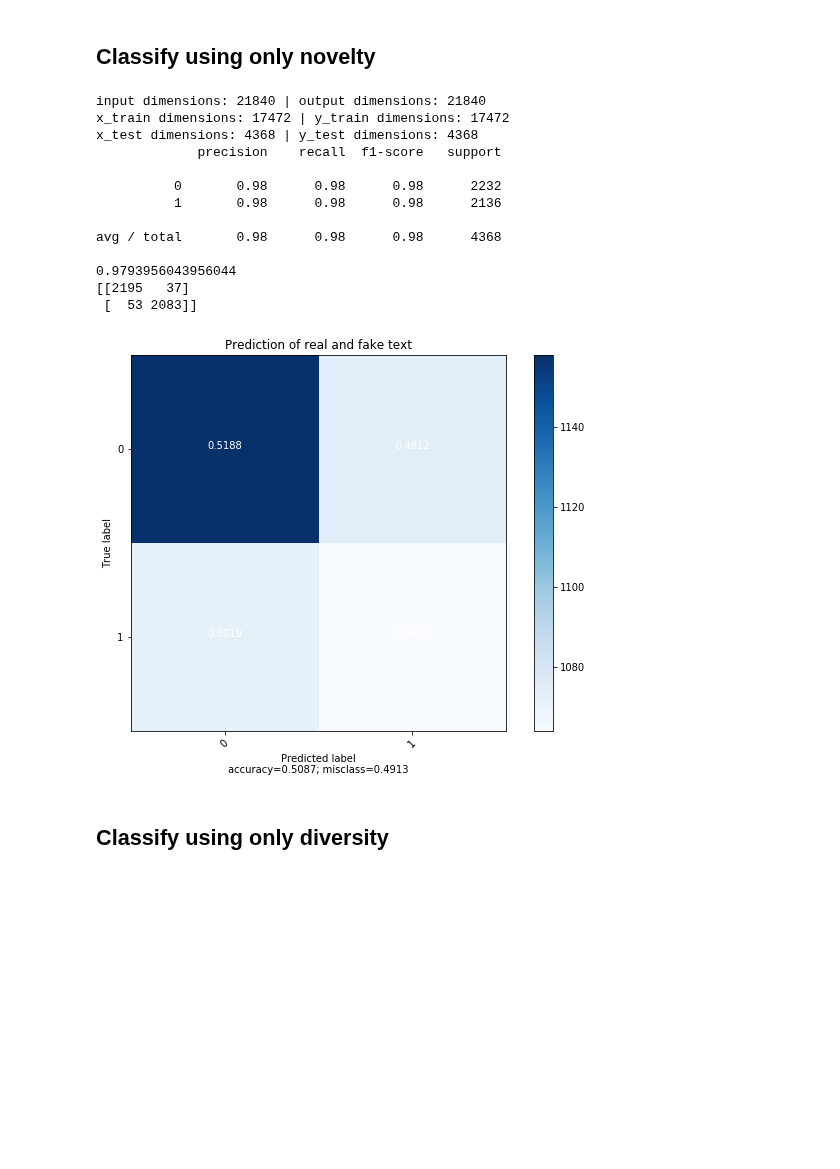
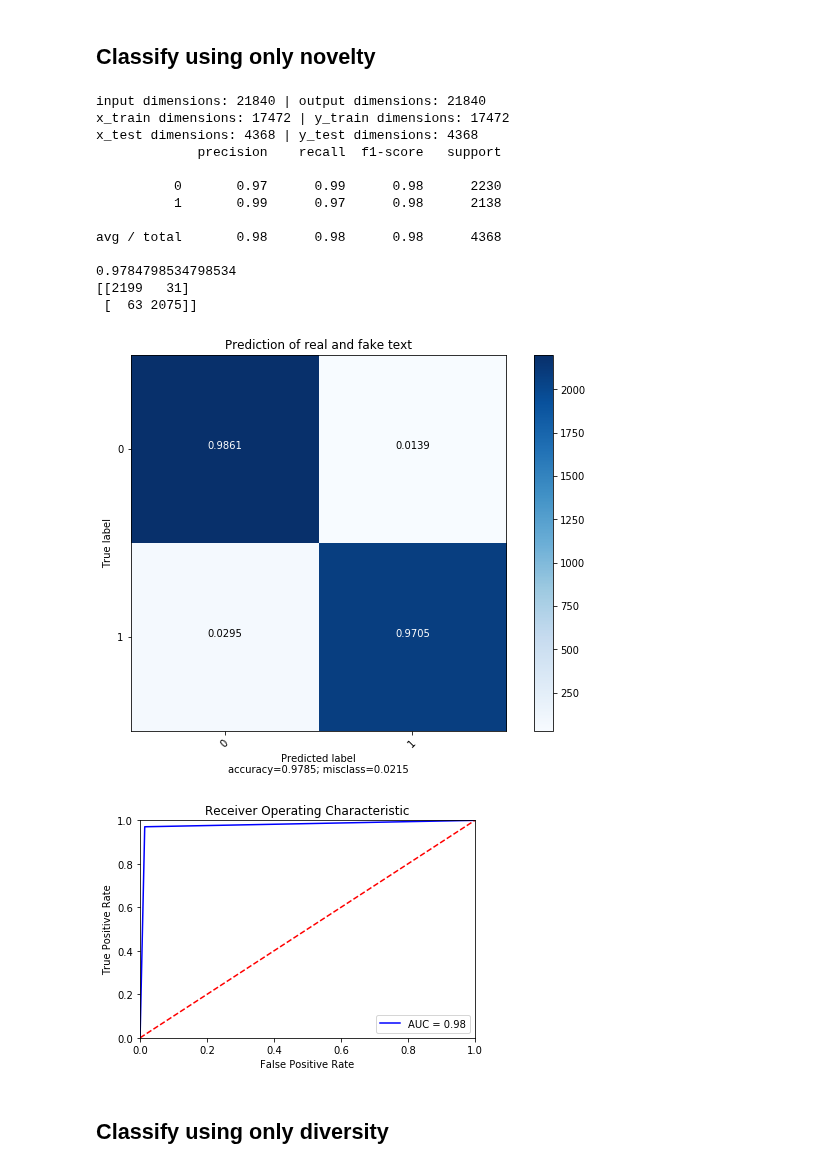
Before and after one commit to debashishc/classification-real-fake-text, a Jupyter notebook: analysis_levenshtein/Levenshtein_Classifier.ipynb, the cells around one changed output. Saved outputs shown, nothing was run; the diff lists cells and outputs as text; code cells hidden in the pictures; blank space fills up the shorter version.

Commit message:
Levenshtein classifier updated before meeting

```diff
--- a/analysis_levenshtein/Levenshtein_Classifier.ipynb
+++ b/analysis_levenshtein/Levenshtein_Classifier.ipynb
@@ -170,53 +109,33 @@ avg / total       0.99      0.99      0.99      4368
 # %%
 novs = combined_data['novelty'].values
 
-x = []
+x = list()
 for ix, nov in enumerate(novs):
     x.append([nov])
 
-x_train, test, train_labels, test_labels = train_test_split(x, y, test_size = 0.2)
+test_labels, y_preds = classify(x, y, train_test_ratio=0.2)
 
-print('input dimensions:', len(x), '|', 'output dimensions:', len(y))
-print('x_train dimensions:', len(x_train), '|', 'y_train dimensions:', len(train_labels))
-print('x_test dimensions:', len(test), '|', 'y_test dimensions:', len(test_labels))
-
-# Initialize classifier
-rfc = RandomForestClassifier()
-
-# Train classifier
-model = rfc.fit(x_train, train_labels)
-
-# Make predictions
-preds = rfc.predict(test)
-
-# Evaluate model
-from sklearn.metrics import classification_report, accuracy_score
-print(classification_report(test_labels, preds))
-print(accuracy_score(test_labels, preds))
-
-from sklearn.metrics import confusion_matrix
-print(confusion_matrix(test_labels, preds))
-
-
-plot_confusion_matrix(cm           = confusion_matrix(test_labels, y_preds),                  # confusion matrix created by
-                                                          # sklearn.metrics.confusion_matrix
+plot_confusion_matrix(cm           = confusion_matrix(test_labels, y_preds), # confusion matrix created by sklearn.metrics.confusion_matrix
                       normalize    = True,                # show proportions
                       target_names = [0, 1],       # list of names of the classes
                       title        = 'Prediction of real and fake text') # title of graph
+
+plot_roc_curve(test_labels=test_labels, y_preds=y_preds)
 # %% [output]
 input dimensions: 21840 | output dimensions: 21840
 x_train dimensions: 17472 | y_train dimensions: 17472
 x_test dimensions: 4368 | y_test dimensions: 4368
              precision    recall  f1-score   support
 
-          0       0.98      0.98      0.98      2232
-          1       0.98      0.98      0.98      2136
+          0       0.97      0.99      0.98      2230
+          1       0.99      0.97      0.98      2138
 
 avg / total       0.98      0.98      0.98      4368
 
-0.9793956043956044
-[[2195   37]
- [  53 2083]]
+0.9784798534798534
+[[2199   31]
+ [  63 2075]]
-[figure, old version]
+[figure, new version]
+[figure, added]
 # %% [markdown]
 ## Classify using only diversity
```
Also changed, not shown: parts of 8 cells of this notebook, 2 other files.
